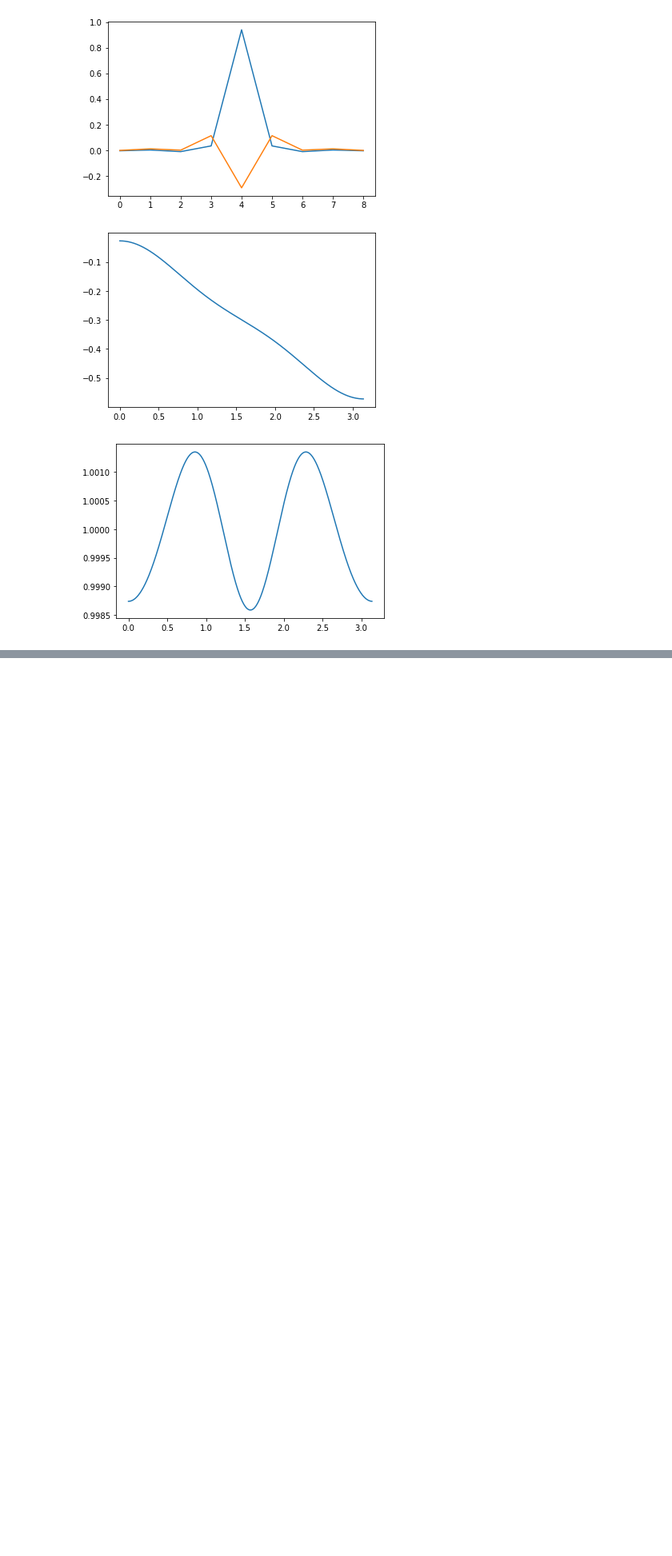
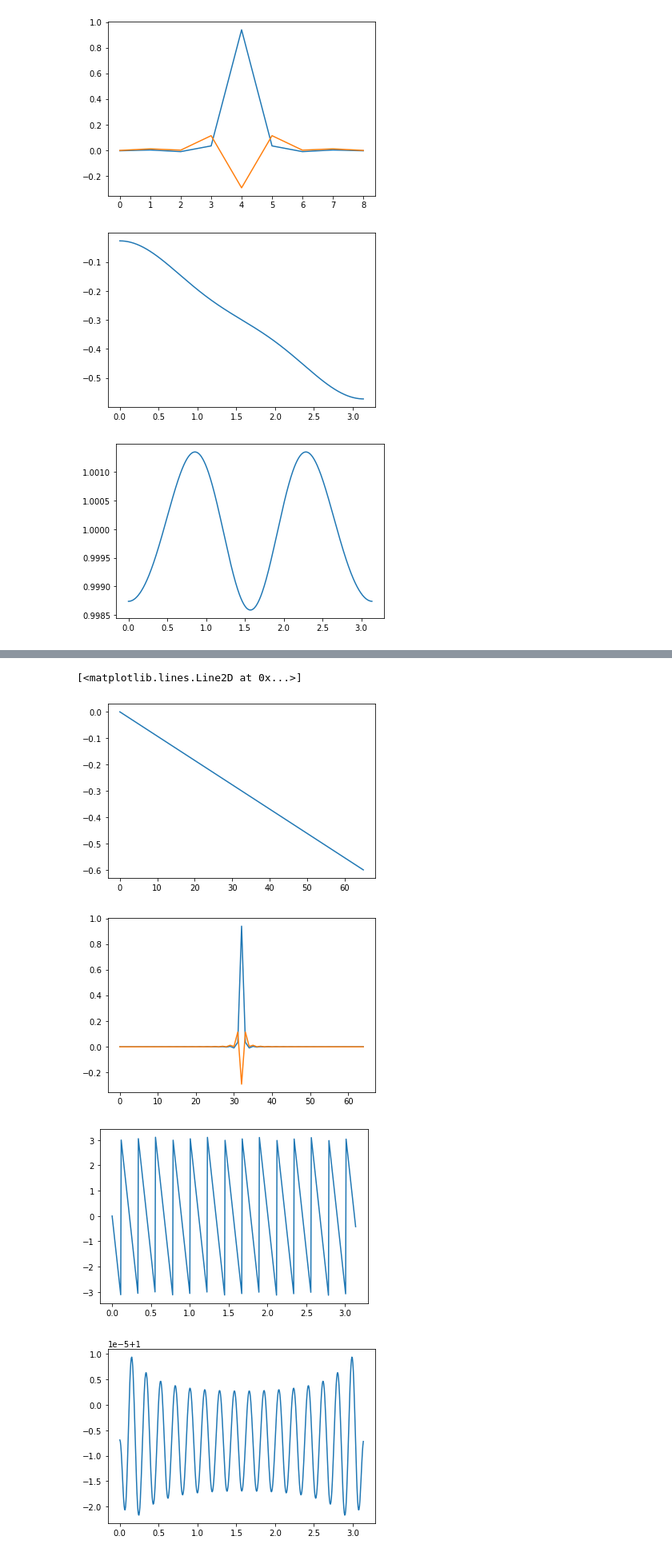
Before and after one commit to kootsoop/DSP.SE, a Jupyter notebook: Python/Q83734-fir-filter-phase-response-at-fs-2.ipynb, the cells around one changed output, grey strips where cells are left out. Shown at 80% size. Cells and saved outputs as stored; diff of their text form; code cells hidden in the pictures; blank space fills up the shorter version.

```diff
--- a/Python/Q83734-fir-filter-phase-response-at-fs-2.ipynb
+++ b/Python/Q83734-fir-filter-phase-response-at-fs-2.ipynb
@@ -37,0 +86,32 @@ plt.plot(np.imag(np.fft.ifft(np.exp(1j*phase))))
+# %%
+import numpy as np
+import matplotlib.pyplot as plt
+from scipy import signal
+
+HalfN = 32
+N = HalfN*2 + 1
+frequencies = np.linspace(0,1,N+1)
+phase = np.linspace(0,-0.6,N+1)
+
+plt.figure(1)
+plt.plot(phase)
+
+h =  signal.firls(N, frequencies, np.exp(1j*phase) )
+
+plt.figure(2)
+plt.plot(np.real(h))
+plt.plot(np.imag(h))
+
+w, resp = signal.freqz(h)
+
+plt.figure(3)
+plt.plot(w,np.angle(resp*np.exp(1j*w*4)))
+
+plt.figure(4)
+plt.plot(w,np.abs(resp*np.exp(1j*w*4)))
+# %% [output]
+[<matplotlib.lines.Line2D at 0x...>]
+[figure, added]
+[figure, added]
+[figure, added]
+[figure, added]
```
Also changed, not shown: parts of 3 cells of this notebook, 4 other files.
